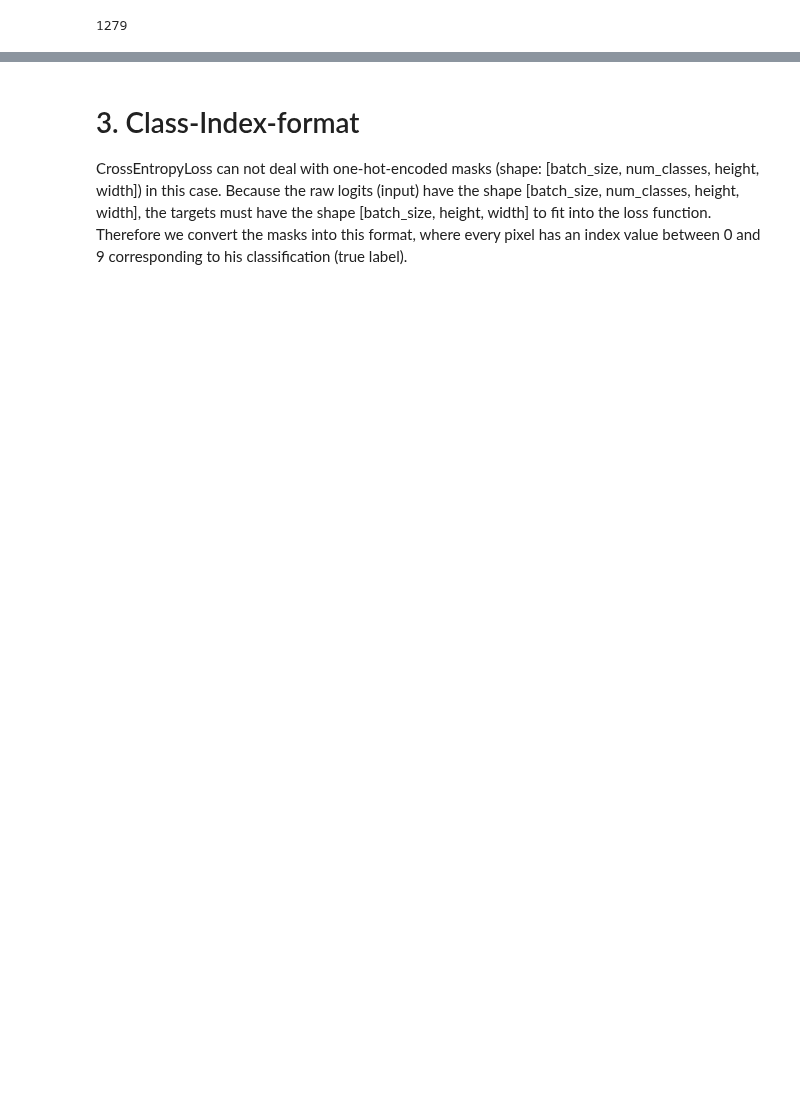
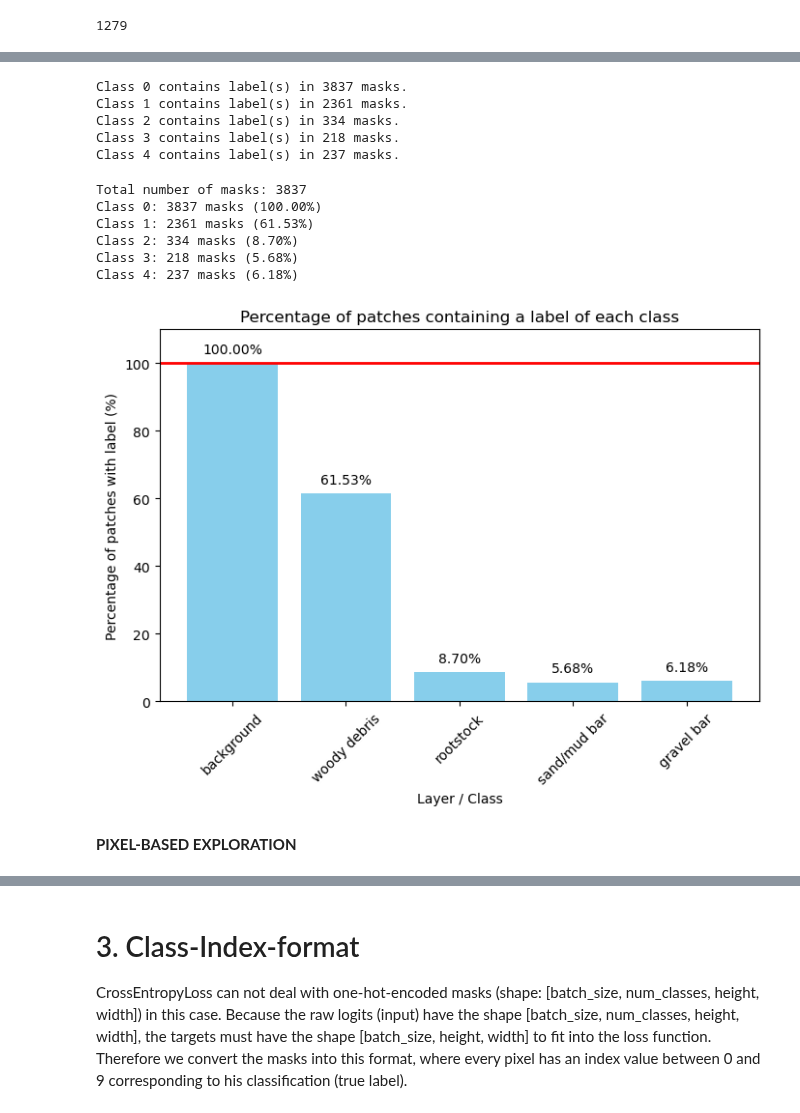
Before and after one commit to hiebschi/MoSE, a Jupyter notebook: notebooks/01_preprocessing/01.4_subsequent_adjustments.ipynb, the cells around one changed output, grey strips where cells are left out. Cells and saved outputs as stored; diff of their text form; code cells hidden in the pictures; blank space fills up the shorter version.

```diff
--- a/notebooks/01_preprocessing/01.4_subsequent_adjustments.ipynb
+++ b/notebooks/01_preprocessing/01.4_subsequent_adjustments.ipynb
@@ -334,0 +343,80 @@ len(masks_background_list)
+# %%
+# Dictionary to store, for each layer, the list of mask filenames that contain at least one 1
+layer_mask_files = {i: [] for i in range(5)} # for layers 0 to 4
+
+# Loop over each mask file
+for mask_file in masks_all_list:
+    mask_path = os.path.join(masks_dir, mask_file)
+    mask = np.load(mask_path)  # load the mask, shape should be (5, 512, 512)
+
+    # Check for each layer if at least one pixel equals 1
+    for layer in range(mask.shape[0]):
+        if np.any(mask[layer] == 1):
+            layer_mask_files[layer].append(mask_file)
+
+# Print results for each layer
+for layer, files in layer_mask_files.items():
+    print(f"Class {layer} contains label(s) in {len(files)} masks.")
+    # Uncomment the next line to see the list of filenames for this layer:
+    # print("Files:", files)
+# %% [output]
+Class 0 contains label(s) in 3837 masks.
+Class 1 contains label(s) in 2361 masks.
+Class 2 contains label(s) in 334 masks.
+Class 3 contains label(s) in 218 masks.
+Class 4 contains label(s) in 237 masks.
+# %%
+# Share of patches with labels per class (in %)
+
+total_masks = len(masks_all_list)
+print("Total number of masks:", total_masks)
+
+# Calculate percentage of masks with a label in each layer
+layers = sorted(layer_mask_files.keys())
+percentages = [100 * len(layer_mask_files[layer]) / total_masks for layer in layers]
+
+# Print counts and percentages
+for layer in layers:
+    count = len(layer_mask_files[layer])
+    perc = 100 * count / total_masks
+    print(f"Class {layer}: {count} masks ({perc:.2f}%)")
+# %% [output]
+Total number of masks: 3837
+Class 0: 3837 masks (100.00%)
+Class 1: 2361 masks (61.53%)
+Class 2: 334 masks (8.70%)
+Class 3: 218 masks (5.68%)
+Class 4: 237 masks (6.18%)
+# %%
+reversed_label_codes_ohe
+
+layers = sorted(reversed_label_codes_ohe.keys())
+x_labels = [reversed_label_codes_ohe[l] for l in layers]
+# %%
+# Plot the results as a bar plot
+plt.figure(figsize=(8, 5))
+bars = plt.bar(layers, percentages, color='skyblue')
+plt.xlabel('Layer / Class')
+plt.ylabel('Percentage of patches with label (%)')
+plt.title('Percentage of patches containing a label of each class')
+plt.xticks(layers, x_labels, rotation=45)
+plt.ylim(0, 110)
+plt.axhline(y=100, color='red', linewidth=2)
+
+
+# Add percentage labels above each bar
+for i, bar in enumerate(bars):
+    height = bar.get_height()
+    plt.text(
+        bar.get_x() + bar.get_width() / 2,
+        height + 2,
+        f'{percentages[i]:.2f}%',
+        ha='center',
+        va='bottom'
+    )
+
+plt.show()
+# %% [output]
+[figure, added]
+# %% [markdown]
+**PIXEL-BASED EXPLORATION**
```
Also changed, not shown: parts of 17 cells of this notebook, 1 other file.
